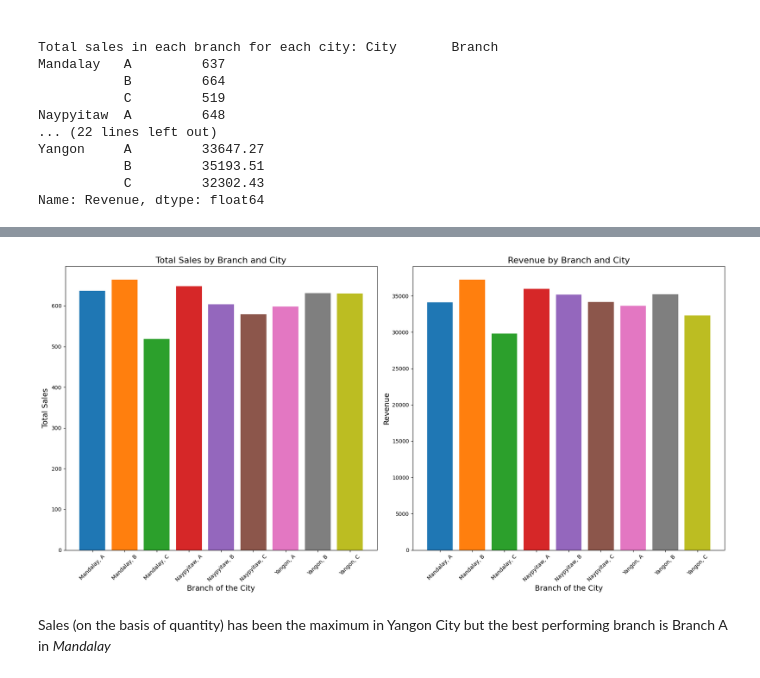
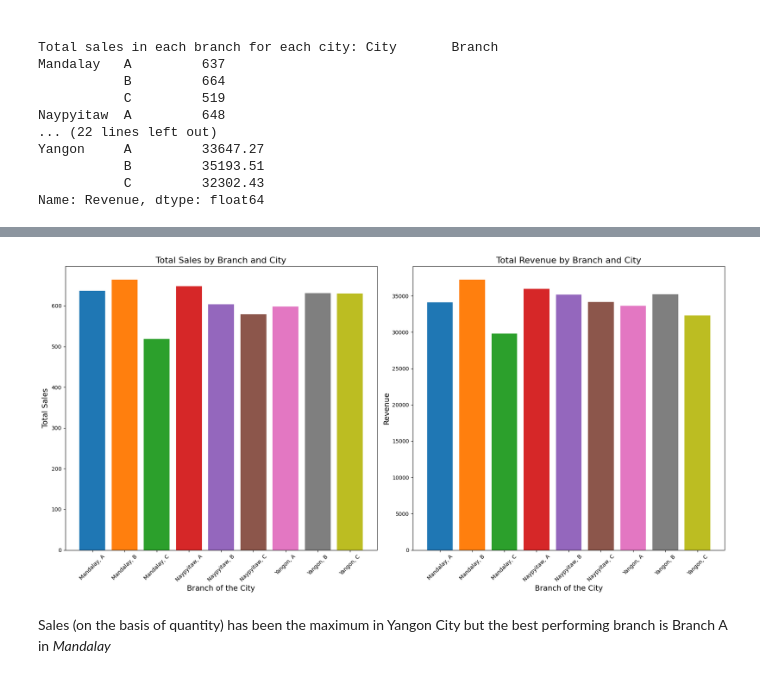
Before and after one commit to Harshit3247/Machine-Learning-Project--Azure, a Jupyter notebook: Harshit_Jar.ipynb, the cells around one changed output, grey strips where cells are left out. Drawn from its saved outputs; the diff is of its cells as text; code cells hidden in the pictures.

```diff
--- a/Harshit_Jar.ipynb
+++ b/Harshit_Jar.ipynb
@@ -96,26 +96,26 @@ plt.show()
 # %%
 plt.figure(figsize=(18, 9))
 
 plt.subplot(1, 2, 1)
 for i, (city, branch) in enumerate(total_sales_branch_city.index):
     plt.bar(i, total_sales_branch_city[(city, branch)])
 plt.xlabel('Branch of the City', fontsize=14)
 plt.ylabel('Total Sales', fontsize=14)
 plt.xticks(range(len(total_sales_branch_city)), [f'{city}, {branch}' for city, branch in total_sales_branch_city.index], rotation=45,)
 plt.title('Total Sales by Branch and City', fontsize=16)
 
 plt.subplot(1, 2, 2)
 for i, (city, branch) in enumerate(revenue.index):
     plt.bar(i, revenue[(city, branch)])
 plt.xlabel('Branch of the City', fontsize=14)
 plt.ylabel('Revenue', fontsize=14)
 plt.xticks(range(len(revenue)), [f'{city}, {branch}' for city, branch in revenue.index], rotation=45)
-plt.title('Revenue by Branch and City', fontsize=16)
+plt.title('Total Revenue by Branch and City', fontsize=16)
 
 plt.tight_layout()
 plt.show()
 # %% [output]
-[figure, old version]
+[figure, new version]
 # %% [markdown]
 Sales (on the basis of quantity) has been the maximum in Yangon City but the best performing branch is Branch A in *Mandalay*
 # %% [markdown]
```
Also changed, not shown: parts of 9 cells of this notebook.
